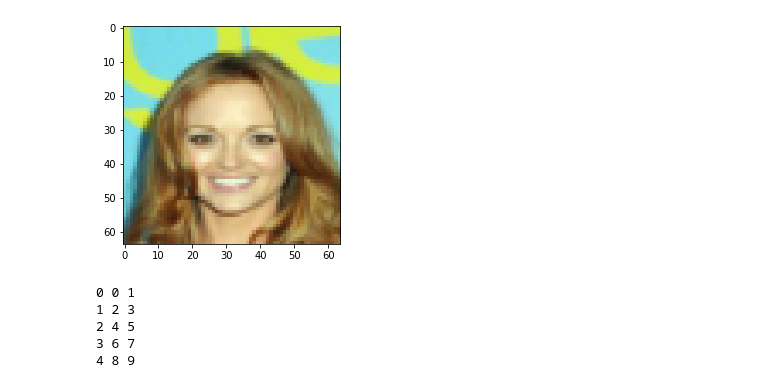
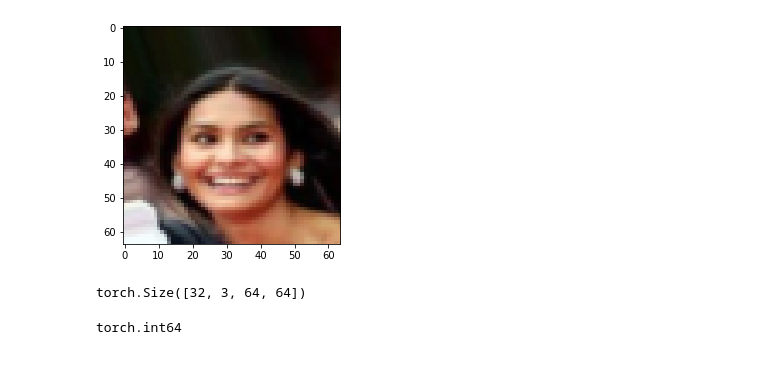
Before and after one commit to scoutsaachi/conv_was, a Jupyter notebook: CelebA.ipynb, the cells around one changed output. Saved outputs shown, nothing was run; the diff lists cells and outputs as text; code cells hidden in the pictures.

Commit message:
intermediate celebA updates

```diff
--- a/CelebA.ipynb
+++ b/CelebA.ipynb
@@ -35,10 +32,10 @@ def transform(inp):
     inp = inp / torch.sum(torch.abs(inp))
     return inp
 # %%
-ds = torchvision.datasets.CelebA("/data/theory/robustopt/datasets/celeba", split='train', transform=transform, target_type="landmarks")
+ds = torchvision.datasets.CelebA("/mnt/home/hlawrence/ceph/datasets/celeba", split='train', transform=transform, target_type="landmarks")
 dl = torch.utils.data.DataLoader(ds, batch_size=32, shuffle=True)
 for x, y in dl:
     break
 show_image(x[0])
 # %% [output]
-[figure, old version]
+[figure, new version]
@@ -47,17 +42,18 @@ landmark = y[0]
 # %%
+landmark = y[0]
 landmarks_labels = ["left eye", "right eye", "nose", "left mouth", "right mouth"]
+numim = 2
+numdim = 2
+keypoints = torch.zeros(len(landmarks_labels), numim, numdim)
 H = 218
 W = 178
 out_size = 64
 landmark_mask = torch.zeros(len(landmarks_labels), out_size, out_size)
 for i, idx in enumerate(np.arange(0, len(landmarks_labels)*2, 2)):
     x_coord, y_coord = landmark[idx+1], landmark[idx]
+
     x_coord = torch.round(x_coord/H*out_size).int().item()
     y_coord = torch.round(y_coord/W*out_size).int().item()
+    keypoints[i, 0, :] = torch.tensor([x_coord, y_coord])
     landmark_mask[i, x_coord, y_coord] = 1
+keypoints = keypoints.long()
-# %% [output]
-0 0 1
-1 2 3
-2 4 5
-3 6 7
-4 8 9
@@ -63,0 +70,4 @@ for i, idx in enumerate(np.arange(0, len(landmarks_labels)*2, 2)):
+# %%
+x.shape
+# %% [output]
+torch.Size([32, 3, 64, 64])
@@ -63,0 +76,4 @@ for i, idx in enumerate(np.arange(0, len(landmarks_labels)*2, 2)):
+# %%
+keypoints.long().dtype
+# %% [output]
+torch.int64
```
Also changed, not shown: parts of 16 cells of this notebook.
